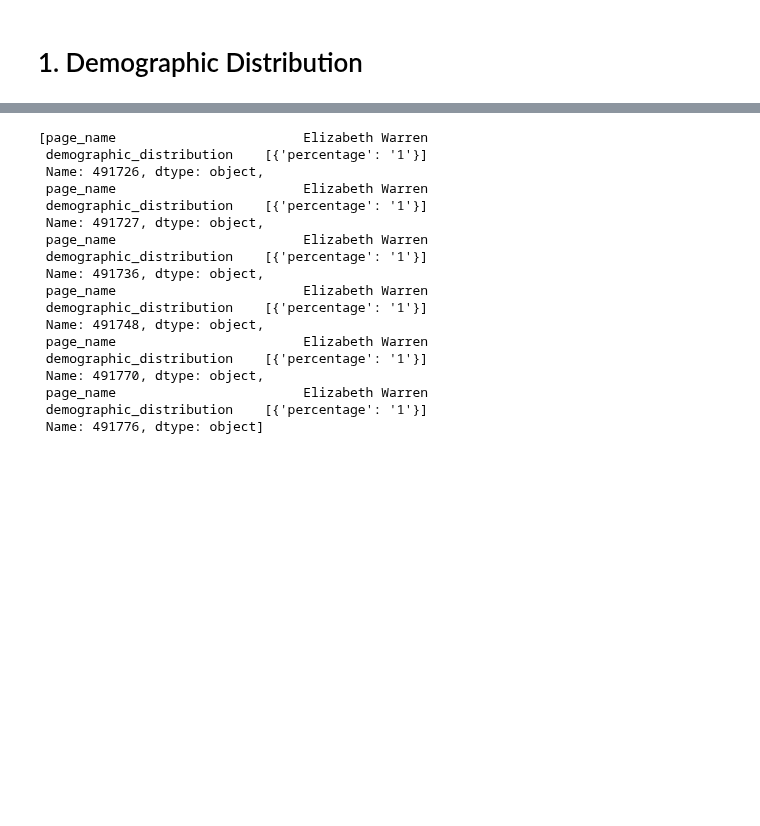
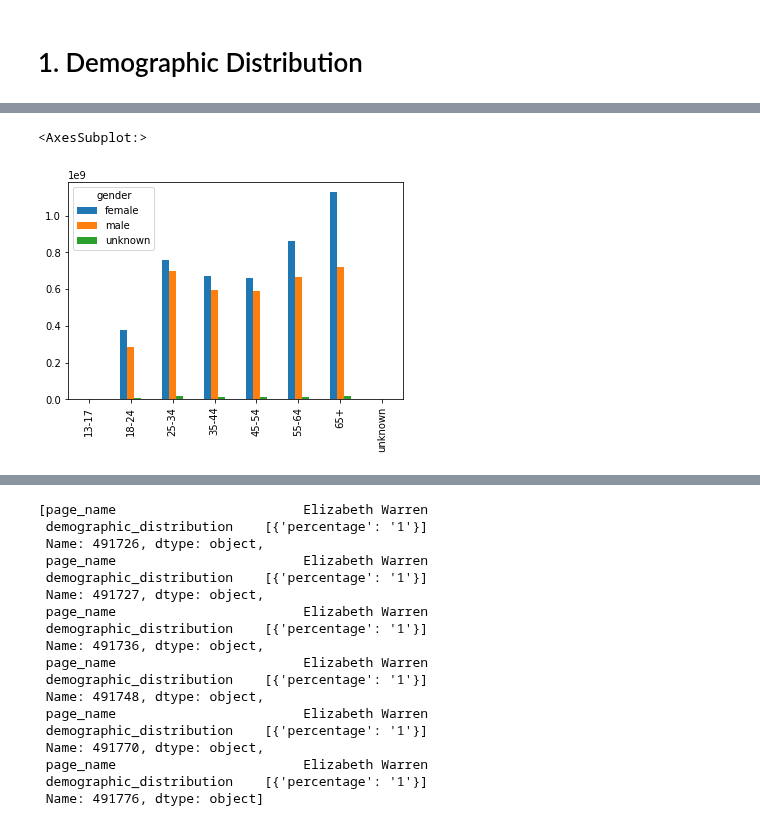
Before and after one commit to lrnz-asnprs/political-ad-api, a Jupyter notebook: notebooks/gustav_notebook.ipynb, the cells around one changed output, grey strips where cells are left out. Saved outputs shown, nothing was run; the diff lists cells and outputs as text; code cells hidden in the pictures; blank space fills up the shorter version.

```diff
--- a/notebooks/gustav_notebook.ipynb
+++ b/notebooks/gustav_notebook.ipynb
@@ -89,0 +189,5 @@ demographics[['13-17', '18-24', '25-34', '35-44', '45-54', '55-64', '65+', 'unkn
+# %%
+test = total.groupby('gender').sum()
+# %%
+test.reset_index(inplace=True)
+test
@@ -90 +199,10 @@ demographics[['13-17', '18-24', '25-34', '35-44', '45-54', '55-64', '65+', 'unkn
+# %%
+test.set_index('gender', inplace=True)
+# %%
+test.drop(columns='impressions_hi', inplace=True)
+# %%
+test.T.plot(kind='bar')
+# %% [output]
+<AxesSubplot:>
+[figure, added]
 # %%
```
Also changed, not shown: parts of 31 cells of this notebook.
